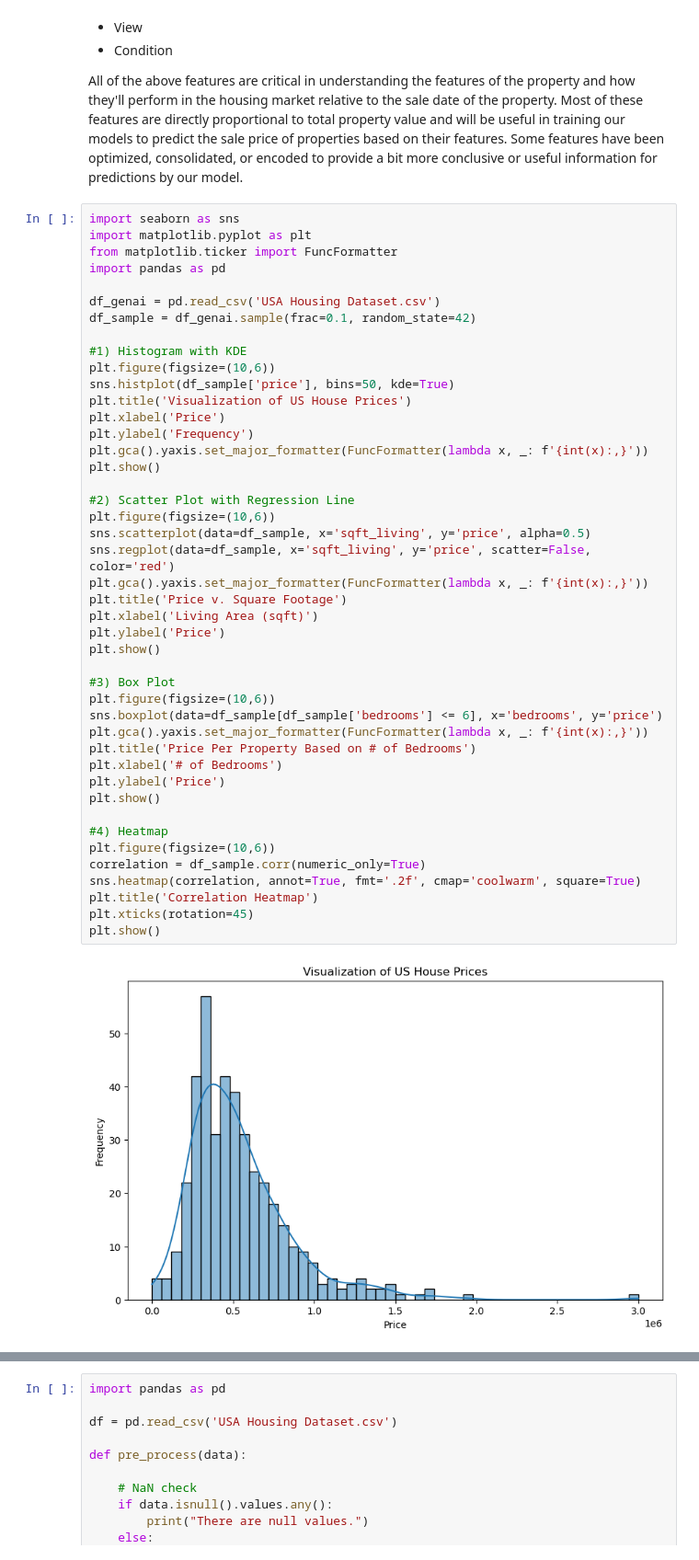
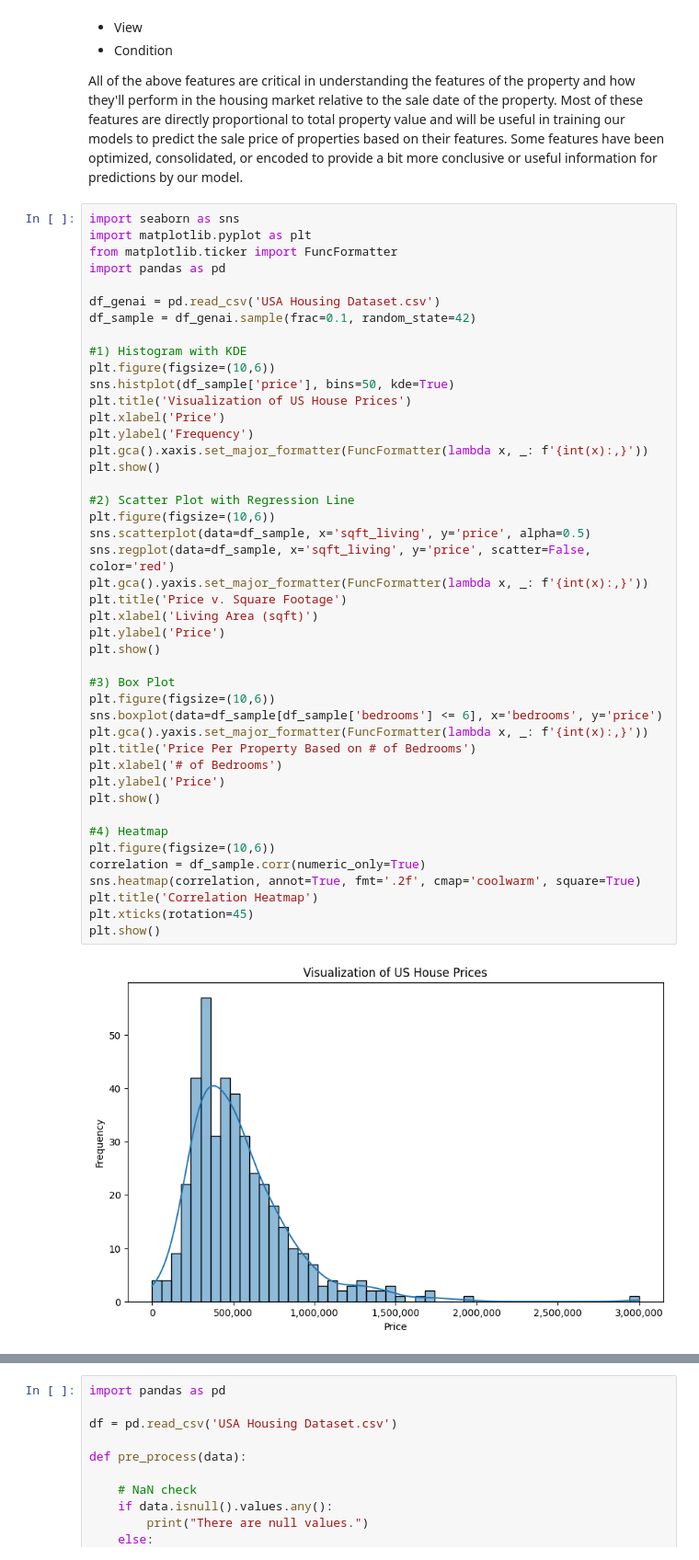
Before and after one commit to ramiwalid/FinalProjectCS301, a Jupyter notebook: Main.ipynb, the cells around one changed output, grey strips where cells are left out. Shown at 92% size. Drawn from its saved outputs; the diff is of its cells as text.

Commit message:
Adjusted X-Axis for Visualization

```diff
--- a/Main.ipynb
+++ b/Main.ipynb
@@ -71,37 +71,37 @@ sns.histplot(df_sample['price'], bins=50, kde=True)
 plt.title('Visualization of US House Prices')
 plt.xlabel('Price')
 plt.ylabel('Frequency')
-plt.gca().yaxis.set_major_formatter(FuncFormatter(lambda x, _: f'{int(x):,}'))
+plt.gca().xaxis.set_major_formatter(FuncFormatter(lambda x, _: f'{int(x):,}'))
 plt.show()
 
 #2) Scatter Plot with Regression Line
 plt.figure(figsize=(10,6))
 sns.scatterplot(data=df_sample, x='sqft_living', y='price', alpha=0.5)
 sns.regplot(data=df_sample, x='sqft_living', y='price', scatter=False, color='red')
 plt.gca().yaxis.set_major_formatter(FuncFormatter(lambda x, _: f'{int(x):,}'))
 plt.title('Price v. Square Footage')
 plt.xlabel('Living Area (sqft)')
 plt.ylabel('Price')
 plt.show()
 
 #3) Box Plot
 plt.figure(figsize=(10,6))
 sns.boxplot(data=df_sample[df_sample['bedrooms'] <= 6], x='bedrooms', y='price')
 plt.gca().yaxis.set_major_formatter(FuncFormatter(lambda x, _: f'{int(x):,}'))
 plt.title('Price Per Property Based on # of Bedrooms')
 plt.xlabel('# of Bedrooms')
 plt.ylabel('Price')
 plt.show()
 
 #4) Heatmap
 plt.figure(figsize=(10,6))
 correlation = df_sample.corr(numeric_only=True)
 sns.heatmap(correlation, annot=True, fmt='.2f', cmap='coolwarm', square=True)
 plt.title('Correlation Heatmap')
 plt.xticks(rotation=45)
 plt.show()
 # %% [output]
-[figure, old version]
+[figure, new version]
 [figure]
 [figure]
 [figure]
```
Also changed, not shown: parts of 1 cell of this notebook.
